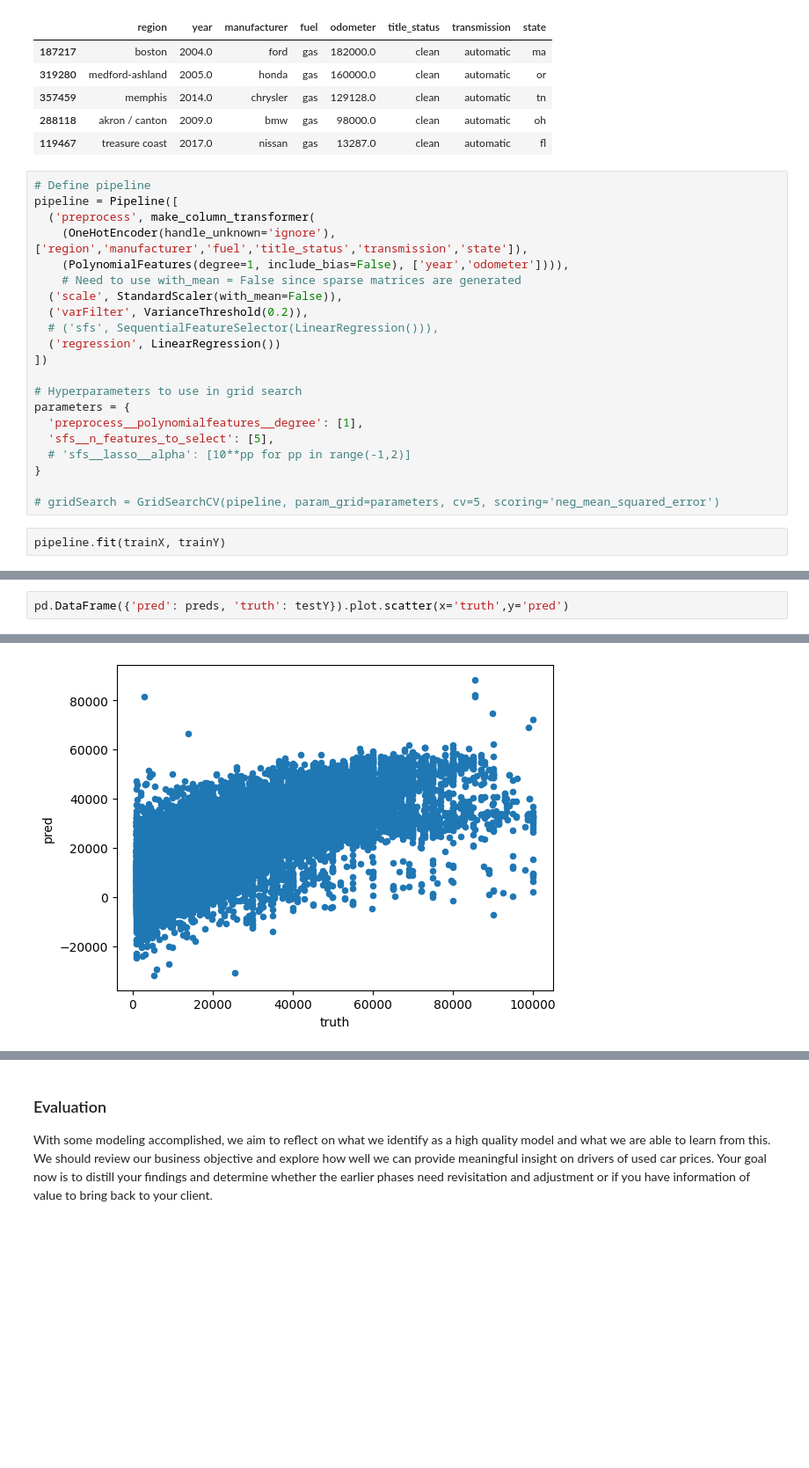
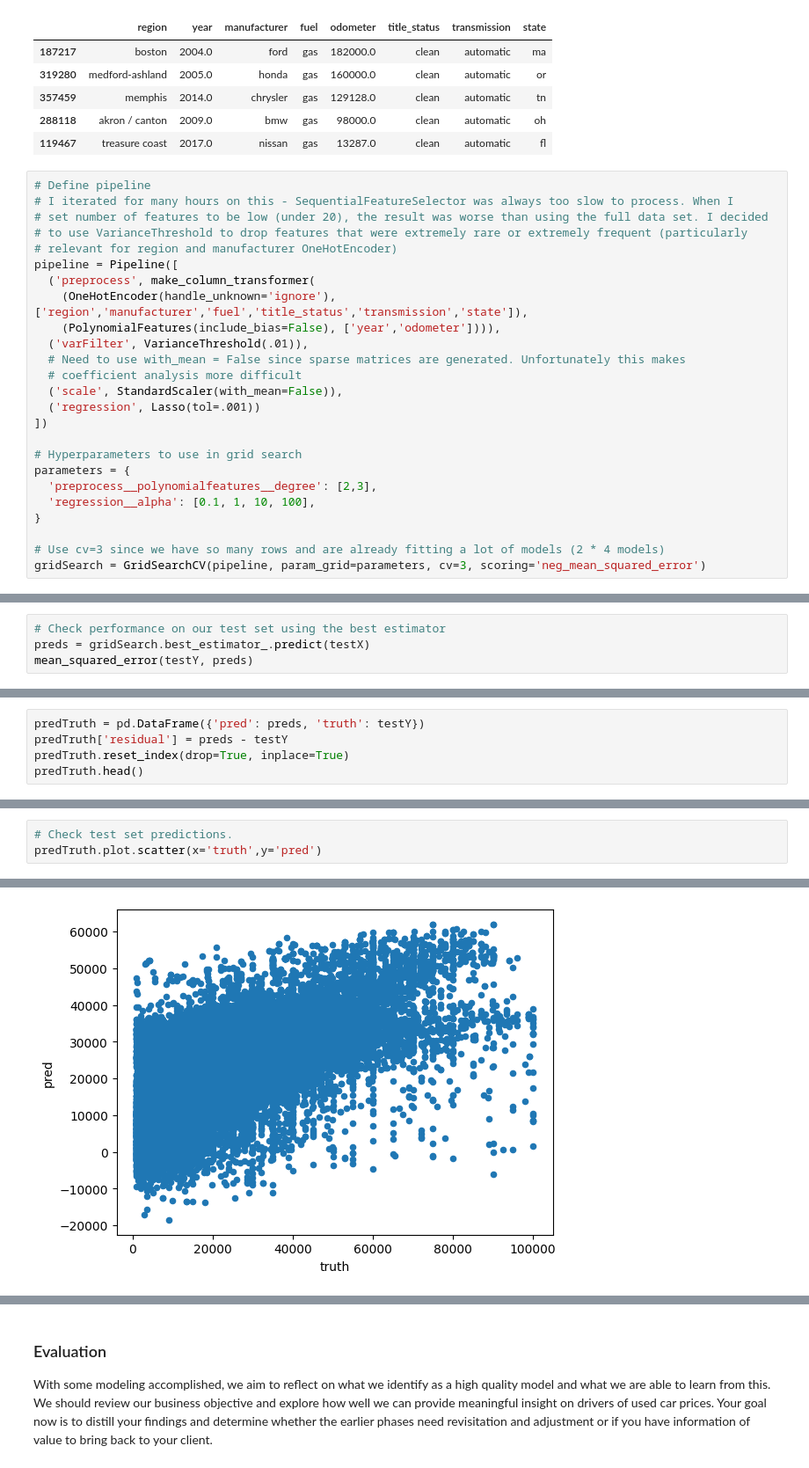
Before and after one commit to Raesu/pcmlai, a Jupyter notebook: Module 11/prompt_II.ipynb, the cells around one changed output, grey strips where cells are left out. Shown at 88% size. Drawn from its saved outputs; the diff is of its cells as text; blank space fills up the shorter version.

```diff
--- a/Module 11/prompt_II.ipynb
+++ b/Module 11/prompt_II.ipynb
@@ -475,24 +511,26 @@ trainX.head()
 | 119467 | treasure coast | 2017.0 | nissan | gas | 13287.0 | clean | automatic | fl |
 # %%
 # Define pipeline
+# I iterated for many hours on this - SequentialFeatureSelector was always too slow to process. When I
+# set number of features to be low (under 20), the result was worse than using the full data set. I decided
+# to use VarianceThreshold to drop features that were extremely rare or extremely frequent (particularly
+# relevant for region and manufacturer OneHotEncoder)
 pipeline = Pipeline([
   ('preprocess', make_column_transformer(
     (OneHotEncoder(handle_unknown='ignore'), ['region','manufacturer','fuel','title_status','transmission','state']),
-    (PolynomialFeatures(degree=1, include_bias=False), ['year','odometer']))),
-    # Need to use with_mean = False since sparse matrices are generated
+    (PolynomialFeatures(include_bias=False), ['year','odometer']))),
+  ('varFilter', VarianceThreshold(.01)),
+  # Need to use with_mean = False since sparse matrices are generated. Unfortunately this makes
+  # coefficient analysis more difficult
   ('scale', StandardScaler(with_mean=False)),
-  ('varFilter', VarianceThreshold(0.2)),
-  # ('sfs', SequentialFeatureSelector(LinearRegression())),
-  ('regression', LinearRegression())
+  ('regression', Lasso(tol=.001))
 ])
 
 # Hyperparameters to use in grid search
 parameters = {
-  'preprocess__polynomialfeatures__degree': [1],
-  'sfs__n_features_to_select': [5],
-  # 'sfs__lasso__alpha': [10**pp for pp in range(-1,2)]
+  'preprocess__polynomialfeatures__degree': [2,3],
+  'regression__alpha': [0.1, 1, 10, 100],
 }
 
-# gridSearch = GridSearchCV(pipeline, param_grid=parameters, cv=5, scoring='neg_mean_squared_error')
+# Use cv=3 since we have so many rows and are already fitting a lot of models (2 * 4 models)
+gridSearch = GridSearchCV(pipeline, param_grid=parameters, cv=3, scoring='neg_mean_squared_error')
-# %%
-pipeline.fit(trainX, trainY)
@@ -525,0 +578,4 @@ KeyError: 'sfs'
+# %%
+# Check performance on our test set using the best estimator
+preds = gridSearch.best_estimator_.predict(testX)
+mean_squared_error(testY, preds)
@@ -525,0 +584,5 @@ KeyError: 'sfs'
+# %%
+predTruth = pd.DataFrame({'pred': preds, 'truth': testY})
+predTruth['residual'] = preds - testY
+predTruth.reset_index(drop=True, inplace=True)
+predTruth.head()
@@ -526,5 +602,6 @@ KeyError: 'sfs'
 # %%
-pd.DataFrame({'pred': preds, 'truth': testY}).plot.scatter(x='truth',y='pred')
+# Check test set predictions.
+predTruth.plot.scatter(x='truth',y='pred')
 # %% [output]
 <Axes: xlabel='truth', ylabel='pred'>
-[figure, old version]
+[figure, new version]
```
Also changed, not shown: parts of 26 cells of this notebook.
